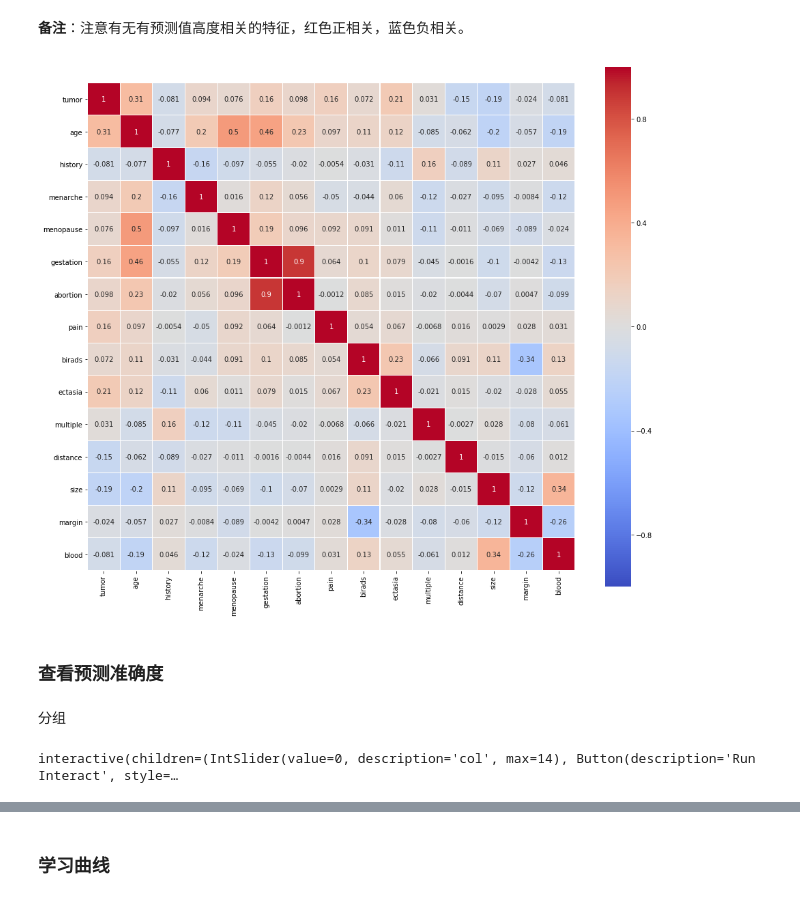
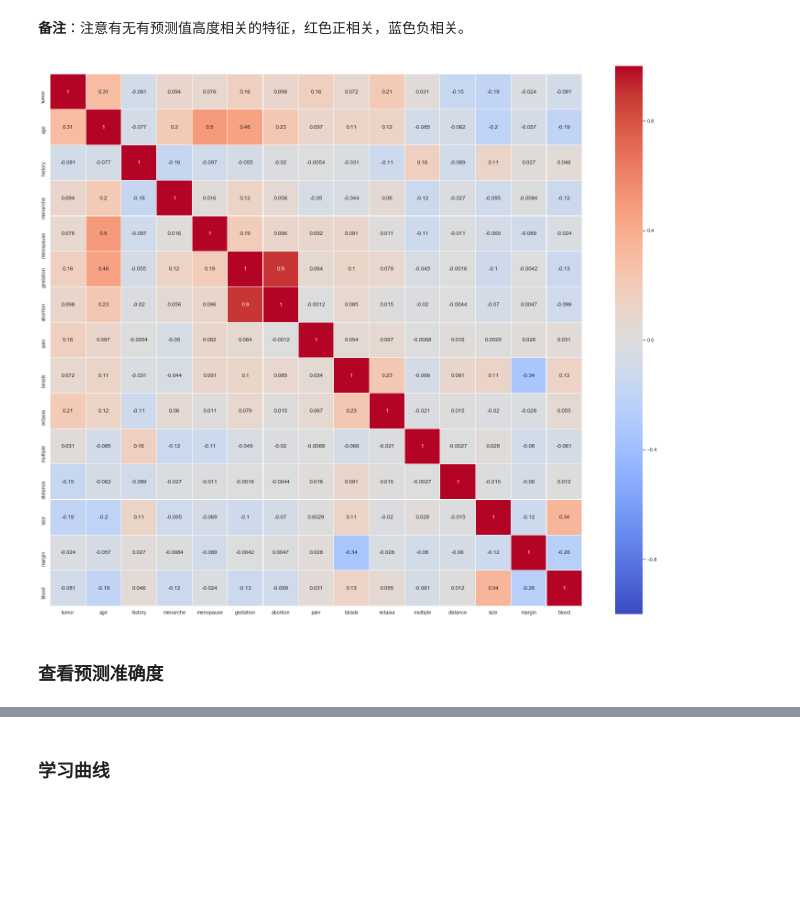
Before and after one commit to dearfad/mmhelper, a Jupyter notebook: mmhelper.ipynb, the cells around one changed output, grey strips where cells are left out. Drawn from its saved outputs; the diff is of its cells as text; code cells hidden in the pictures; blank space fills up the shorter version.

```diff
--- a/mmhelper.ipynb
+++ b/mmhelper.ipynb
@@ -60,58 +61,35 @@ from sklearn.model_selection import learning_curve
 
 from sklearn.metrics import classification_report
 from sklearn.metrics import confusion_matrix
 from sklearn.metrics import accuracy_score
 
 from sklearn.linear_model import LogisticRegression
 from sklearn.discriminant_analysis import LinearDiscriminantAnalysis, QuadraticDiscriminantAnalysis
 from sklearn.naive_bayes import GaussianNB
 from sklearn.neighbors import KNeighborsClassifier
 from sklearn.svm import SVC
 from sklearn.tree import DecisionTreeClassifier
 from sklearn.ensemble import RandomForestClassifier, AdaBoostClassifier, GradientBoostingClassifier, ExtraTreesClassifier
 from sklearn.ensemble import VotingClassifier
 
 from xgboost import XGBClassifier
 
 import warnings
 warnings.filterwarnings('ignore')
 
 # view corr map
 
-plt.figure(figsize=(16, 14))
+plt.figure(figsize=(26, 22))
 sns.heatmap(data.astype(float).corr(),
             linewidths=0.1,
             square=True,
             cmap='coolwarm',
             linecolor='white',
             annot=True,
             vmax=1,
             vmin=-1);
 # %% [output]
-[figure, old version]
+[figure, new version]
 # %% [markdown]
 ### 查看预测准确度
-# %% [markdown]
-分组
-# %%
-from ipywidgets import interact, interact_manual
-data = data.dropna()
-
-global X, y, X_train, X_test, y_train, y_test
-
-
-def target(col=0):
-    global X, y, X_train, X_test, y_train, y_test
-    print(col)
-    others = [i for i in range(data.shape[1]-1) if i != col]
-    print(others)
-    X, y = data.values[:, others], data.values[:, col]
-    X_train, X_test, y_train, y_test = train_test_split(X, y)
-    print(X, y)
-    return
-
-
-interact_manual(target, col=(0, data.shape[1]-1, 1));
-# %% [output]
-interactive(children=(IntSlider(value=0, description='col', max=14), Button(description='Run Interact', style=…
 # %%
```
Also changed, not shown: parts of 10 cells of this notebook, 2 other files.
